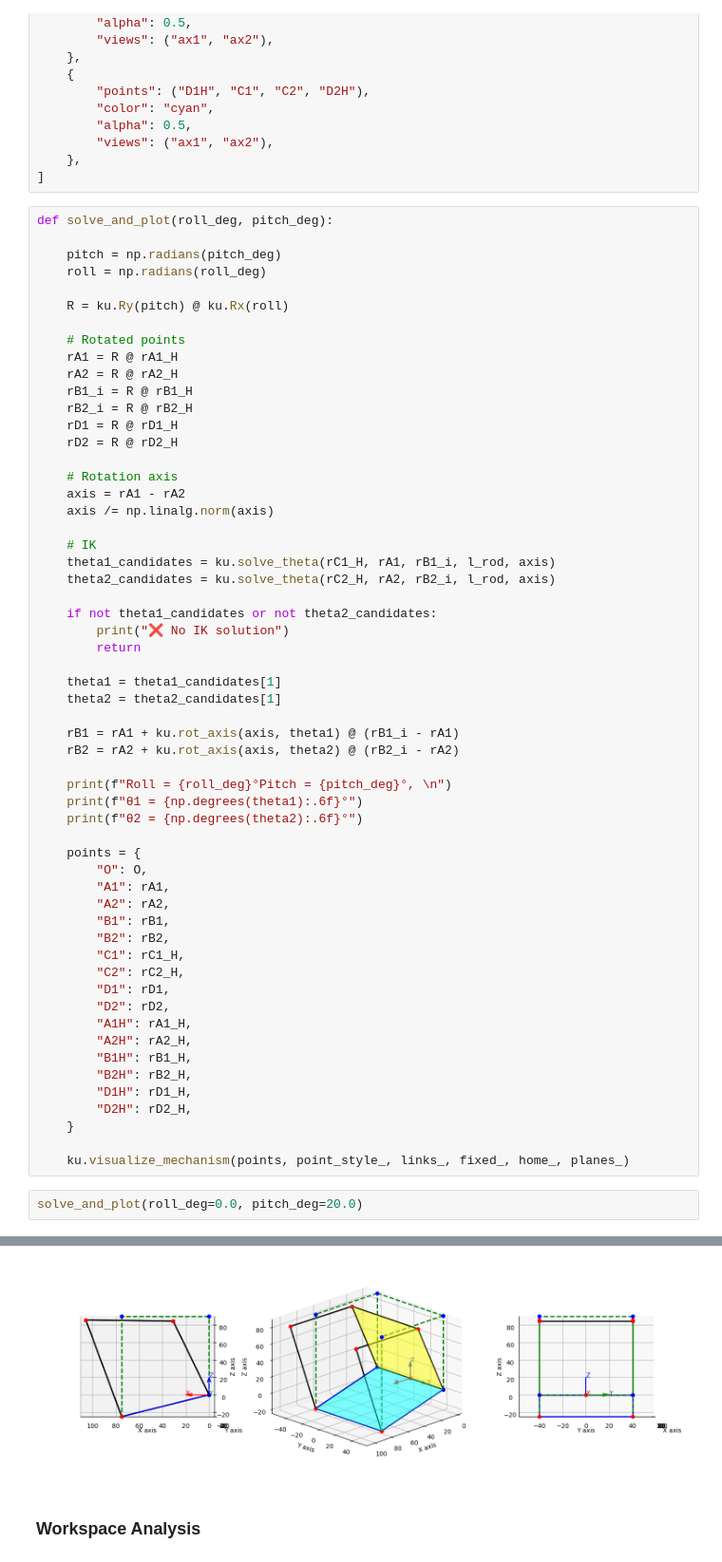
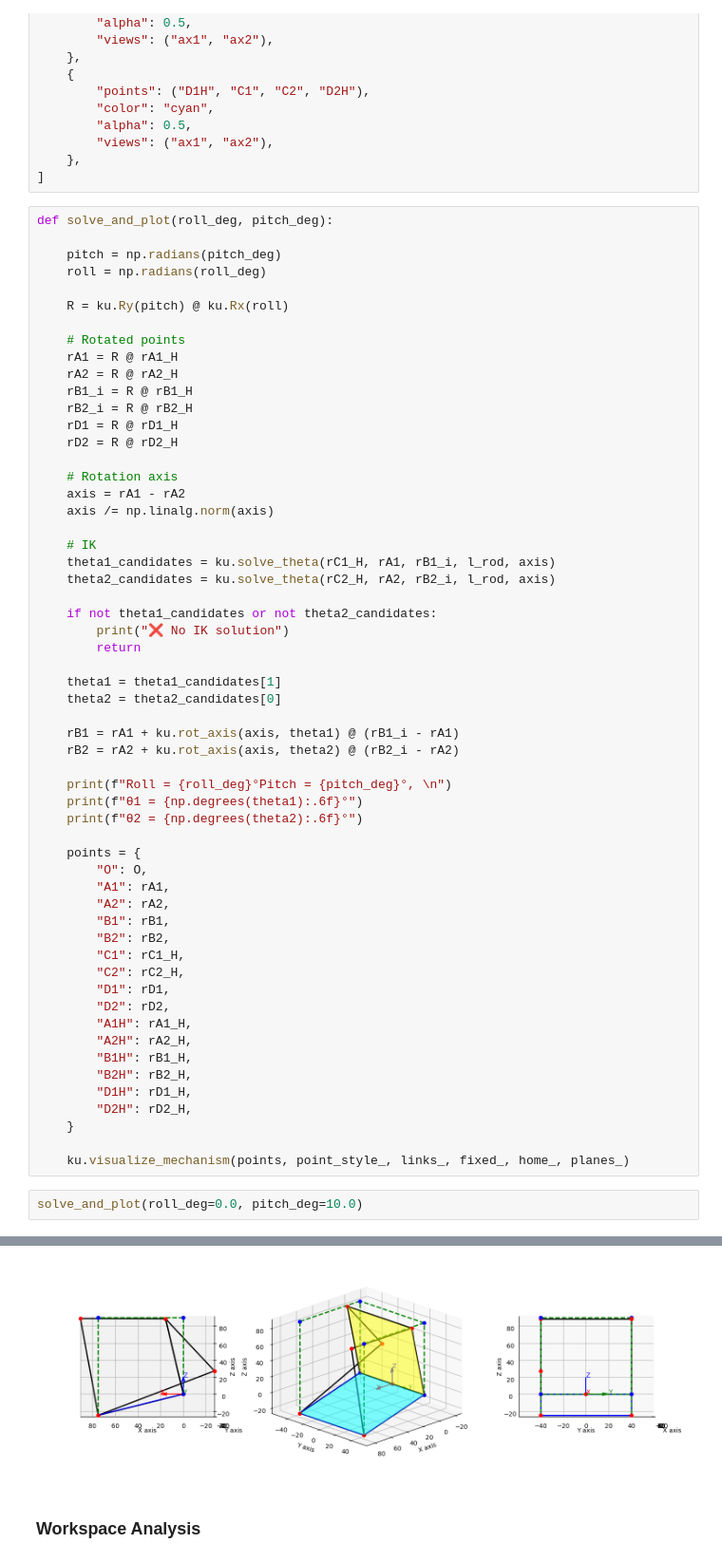
Before and after one commit to Soorajvasu/Biomechanics_math_modelling, a Jupyter notebook: torso_mechanism/torso kinematics/torso_RSU_kinematics.ipynb, the cells around one changed output, grey strips where cells are left out. Shown at 95% size. Drawn from its saved outputs; the diff is of its cells as text.

```diff
--- a/torso_mechanism/torso kinematics/torso_RSU_kinematics.ipynb
+++ b/torso_mechanism/torso kinematics/torso_RSU_kinematics.ipynb
@@ -125,7 +125,7 @@ def solve_and_plot(roll_deg, pitch_deg):
         return
 
     theta1 = theta1_candidates[1]
-    theta2 = theta2_candidates[1]
+    theta2 = theta2_candidates[0]
 
     rB1 = rA1 + ku.rot_axis(axis, theta1) @ (rB1_i - rA1)
     rB2 = rA2 + ku.rot_axis(axis, theta2) @ (rB2_i - rA2)
@@ -154,5 +154,5 @@ def solve_and_plot(roll_deg, pitch_deg):
 
     ku.visualize_mechanism(points, point_style_, links_, fixed_, home_, planes_)
 # %%
-solve_and_plot(roll_deg=0.0, pitch_deg=20.0)
+solve_and_plot(roll_deg=0.0, pitch_deg=10.0)
 # %% [output]
@@ -163,4 +163,4 @@ Roll = 0.0°Pitch = 20.0°,
-[figure, old version]
+[figure, new version]
 # %% [markdown]
 ### Workspace Analysis
 # %%
```
Also changed, not shown: parts of 2 cells of this notebook, 5 other files.
